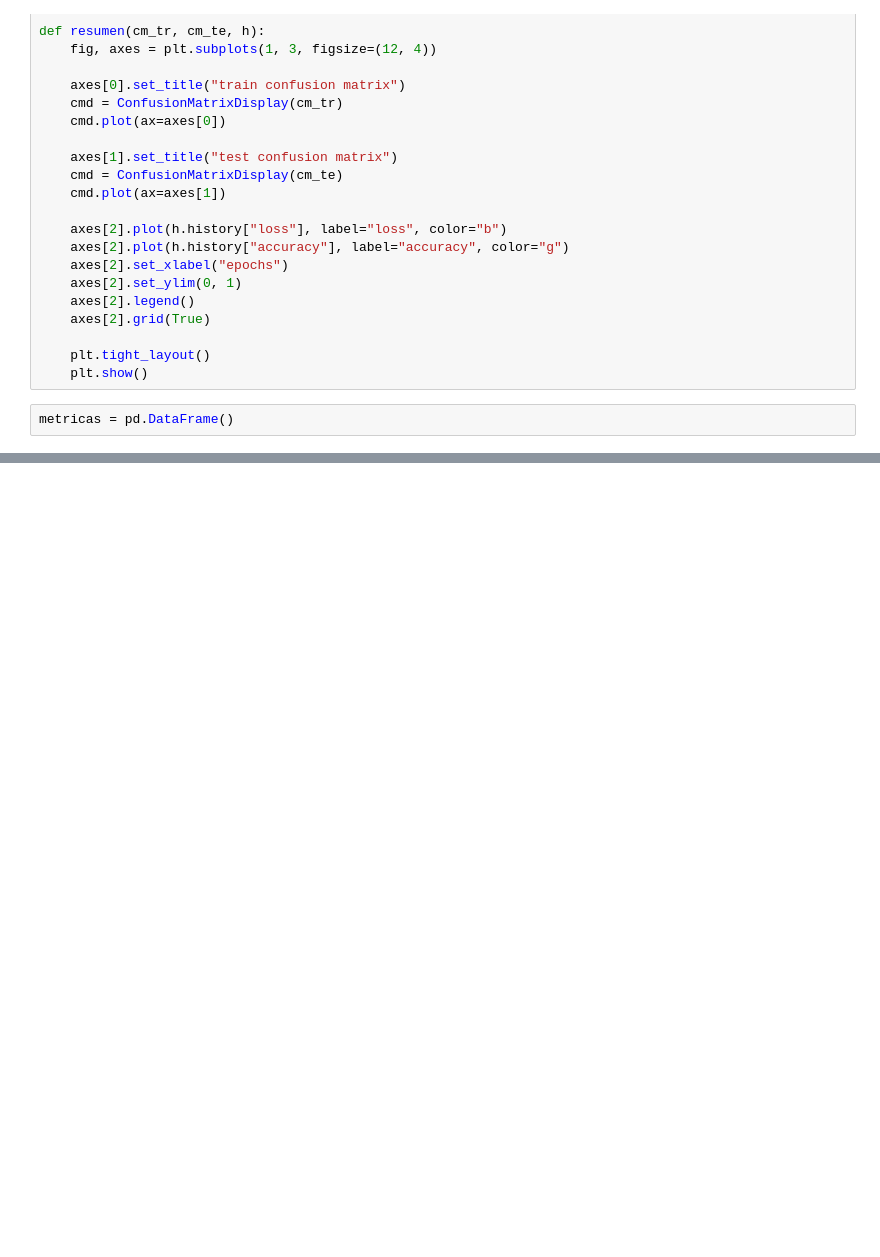
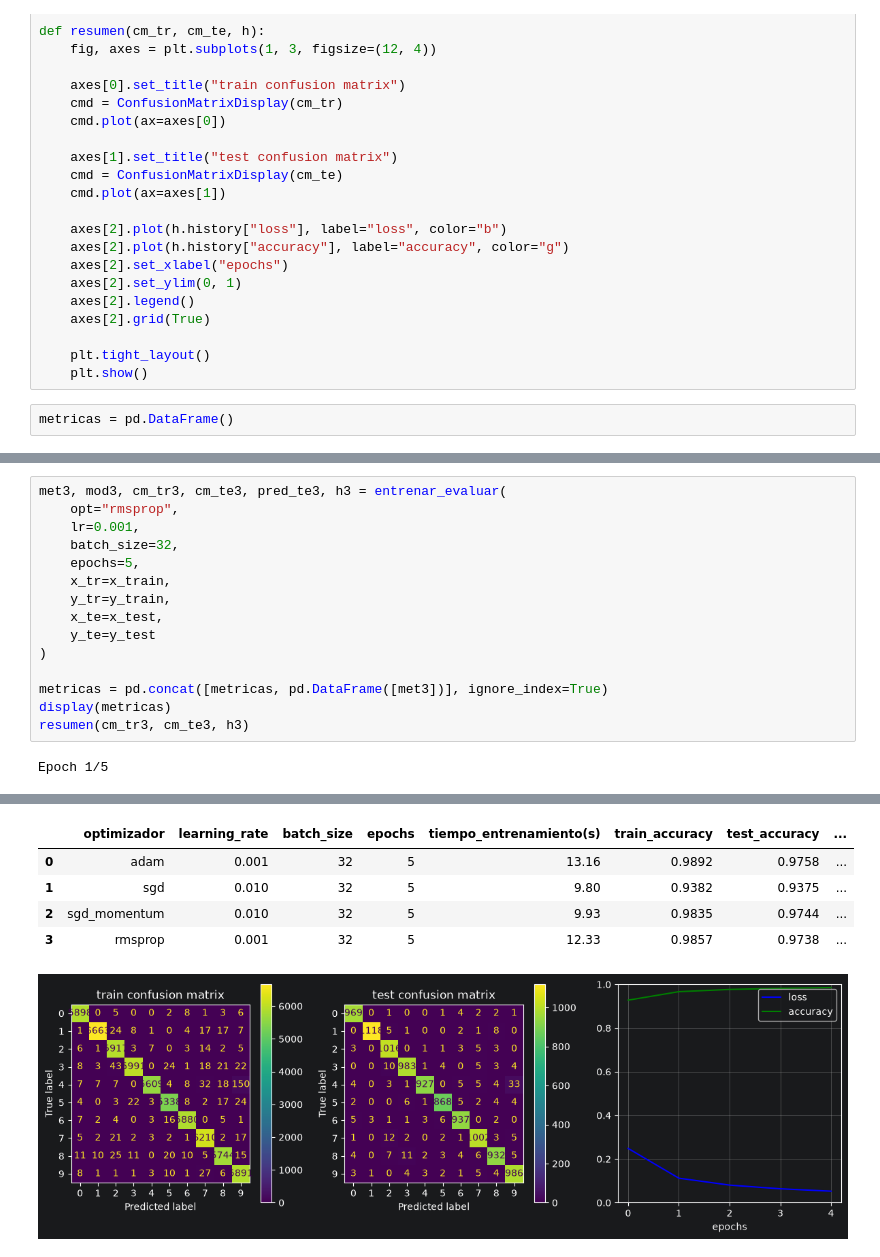
Before and after one commit to mxgueladrx/uma-26-27-1, a Jupyter notebook: AC2/Practica1/Introduccion.ipynb, the cells around one changed output, grey strips where cells are left out. Cells and saved outputs as stored; diff of their text form; blank space fills up the shorter version.

```diff
--- a/AC2/Practica1/Introduccion.ipynb
+++ b/AC2/Practica1/Introduccion.ipynb
@@ -213,0 +309,17 @@ Epoch 5/5
+# %%
+met3, mod3, cm_tr3, cm_te3, pred_te3, h3 = entrenar_evaluar(
+    opt="rmsprop",
+    lr=0.001,
+    batch_size=32,
+    epochs=5,
+    x_tr=x_train,
+    y_tr=y_train,
+    x_te=x_test,
+    y_te=y_test
+)
+
+metricas = pd.concat([metricas, pd.DataFrame([met3])], ignore_index=True)
+display(metricas)
+resumen(cm_tr3, cm_te3, h3)
+# %% [output]
+Epoch 1/5
@@ -213,0 +337,6 @@ Epoch 5/5
+|  | optimizador | learning_rate | batch_size | epochs | tiempo_entrenamiento(s) | train_accuracy | test_accuracy | ... |
+| 0 | adam | 0.001 | 32 | 5 | 13.16 | 0.9892 | 0.9758 | ... |
+| 1 | sgd | 0.010 | 32 | 5 | 9.80 | 0.9382 | 0.9375 | ... |
+| 2 | sgd_momentum | 0.010 | 32 | 5 | 9.93 | 0.9835 | 0.9744 | ... |
+| 3 | rmsprop | 0.001 | 32 | 5 | 12.33 | 0.9857 | 0.9738 | ... |
+[figure, added]
```
Also changed, not shown: parts of 39 cells of this notebook, 1 other file.
